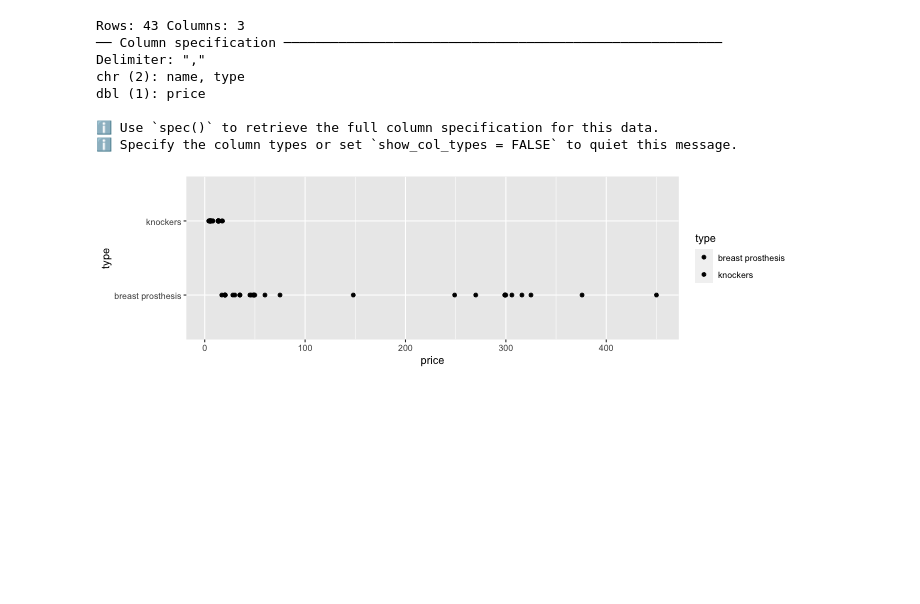
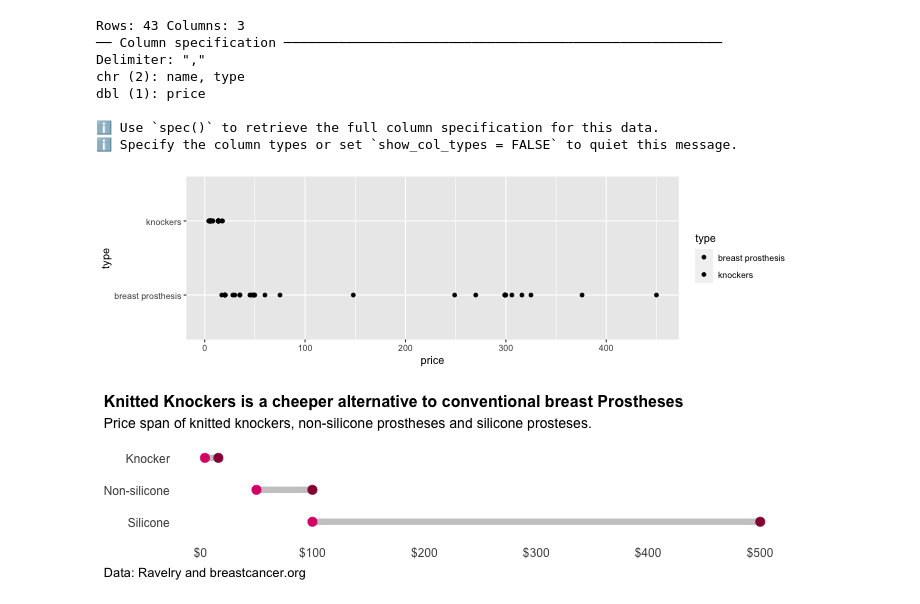
Before and after one commit to laurabejder/knitting_project, a Jupyter notebook: data_visualization.ipynb, the cells around one changed output. Drawn from its saved outputs; the diff is of its cells as text; code cells hidden in the pictures; blank space fills up the shorter version.

```diff
--- a/data_visualization.ipynb
+++ b/data_visualization.ipynb
@@ -169,3 +201,40 @@ dbl (1): price
 ℹ Use `spec()` to retrieve the full column specification for this data.
 ℹ Specify the column types or set `show_col_types = FALSE` to quiet this message.
 [figure]
+# %%
+%%R -w 700 -h 200
+
+data <- tibble::tribble(~type, ~min, ~max,
+                        "Knocker", 4, 16,
+                        "Non-silicone", 50,  100,
+                        "Silicone", 100,  500
+                        )
+data$type <- fct_reorder(data$type, data$min, .desc = TRUE)
+
+data %>%
+  ggplot(aes(x = type)) +
+  geom_linerange(aes(ymin = min, ymax = max, x = type),
+                 size = 3, alpha = 0.25) +
+  geom_point(aes(y = min), colour = "#DD1C77", size = 4) +
+  geom_point(aes(y = max), colour = "#980043", size = 4) +
+  coord_flip() +
+  scale_y_continuous(labels = scales::dollar_format()) +
+  labs(x = NULL, y = NULL ,
+       title = "Knitted Knockers is a cheeper alternative to conventional breast Prostheses",
+       subtitle = "Price span of knitted knockers, non-silicone prostheses and silicone prosteses.",
+       caption = "Data: Ravelry and breastcancer.org")  +
+  theme_minimal(base_size = 16) +
+  theme(axis.title.x = element_text(vjust = 0, size = 14),
+        axis.text = element_text(size = 12),
+        axis.text.x = element_text(size = 12),
+        plot.title = element_text(size = 16, face = "bold"),
+        plot.subtitle = element_text(size = 14),
+        plot.caption = element_text(hjust = 0),
+        plot.title.position = "plot",
+        plot.caption.position = "plot",
+        panel.grid.major = element_blank(),
+        panel.grid.minor = element_blank())
+
+ggsave("visuals/prices.pdf", dpi = 300)
+# %% [output]
+[figure, added]
```
Also changed, not shown: parts of 6 cells of this notebook, 15 other files.
